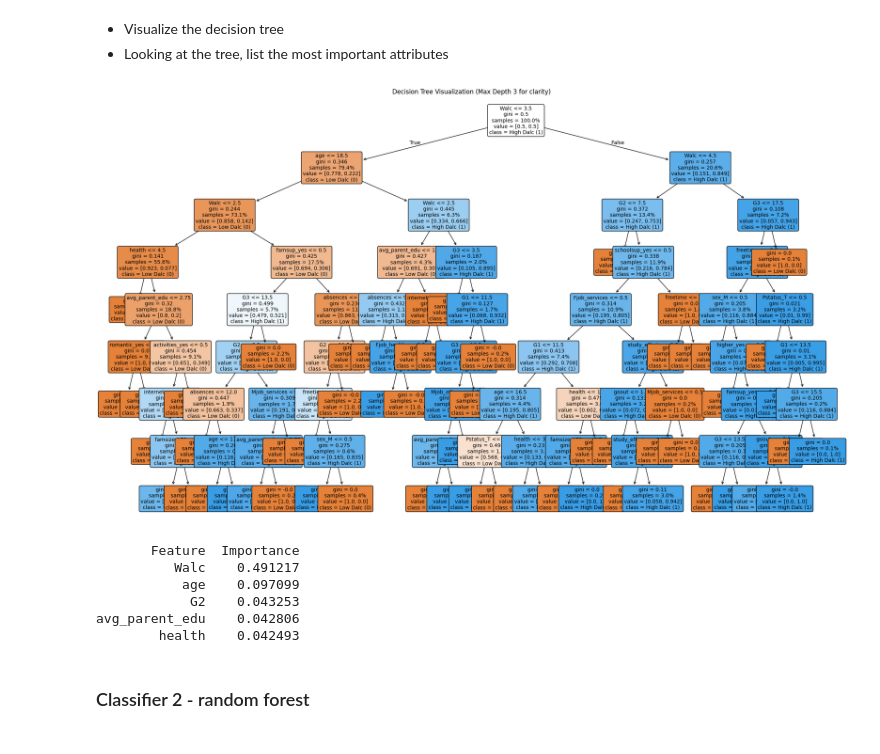
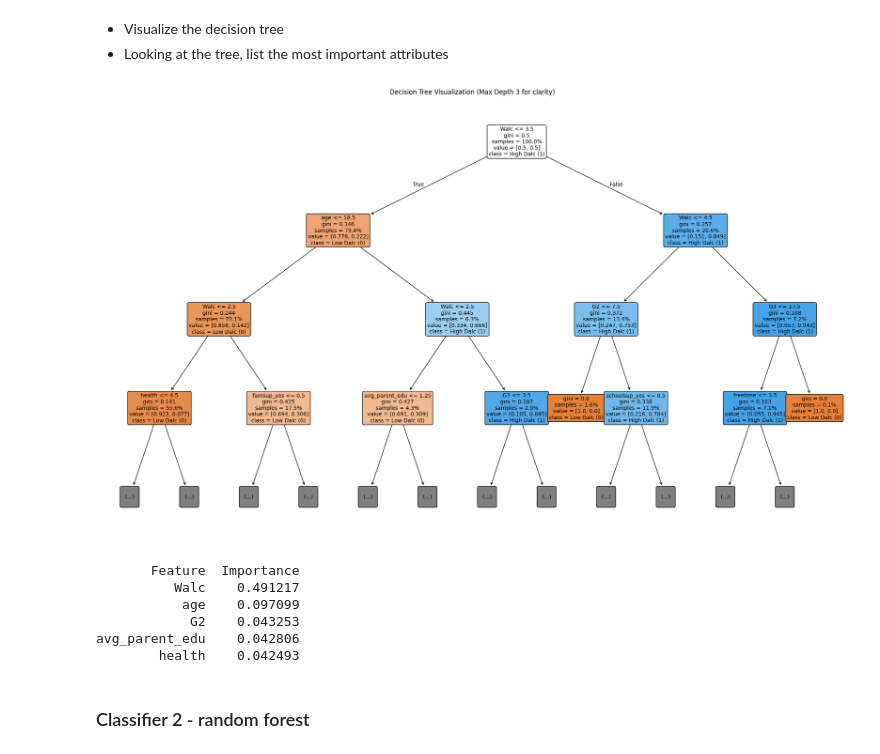
Before and after one commit to adela-domokosova/test, a Jupyter notebook: template_coursework_classification.ipynb, the cells around one changed output. Drawn from its saved outputs; the diff is of its cells as text; code cells hidden in the pictures.

```diff
--- a/template_coursework_classification.ipynb
+++ b/template_coursework_classification.ipynb
@@ -708,35 +993,36 @@ from sklearn.tree import plot_tree
 
 # Load data
 X_train = pd.read_csv("X_train_engineered.csv")
 X_train_encoded = pd.get_dummies(X_train, drop_first=True)
 feature_names = X_train_encoded.columns.tolist()
 
 # Load DT model
 best_dt_model = joblib.load("decision_tree_model.pkl")
 
 plt.figure(figsize=(25, 15))
 plot_tree(
     best_dt_model,
     feature_names=feature_names,
     class_names=['Low Dalc (0)', 'High Dalc (1)'],
     filled=True,
     rounded=True,
     proportion=True,
-    fontsize=10
+    fontsize=10,
+    max_depth=3
 )
 plt.title("Decision Tree Visualization (Max Depth 3 for clarity)")
 plt.show()
 
 # Important attributes
 importances = best_dt_model.feature_importances_
 importance_df = pd.DataFrame({
     'Feature': feature_names,
     'Importance': importances
 }).sort_values(by='Importance', ascending=False)
 
 print(importance_df.head(5).to_string(index=False))
 # %% [output]
-[figure, old version]
+[figure, new version]
        Feature  Importance
           Walc    0.491217
            age    0.097099
```
Also changed, not shown: parts of 6 cells of this notebook.
